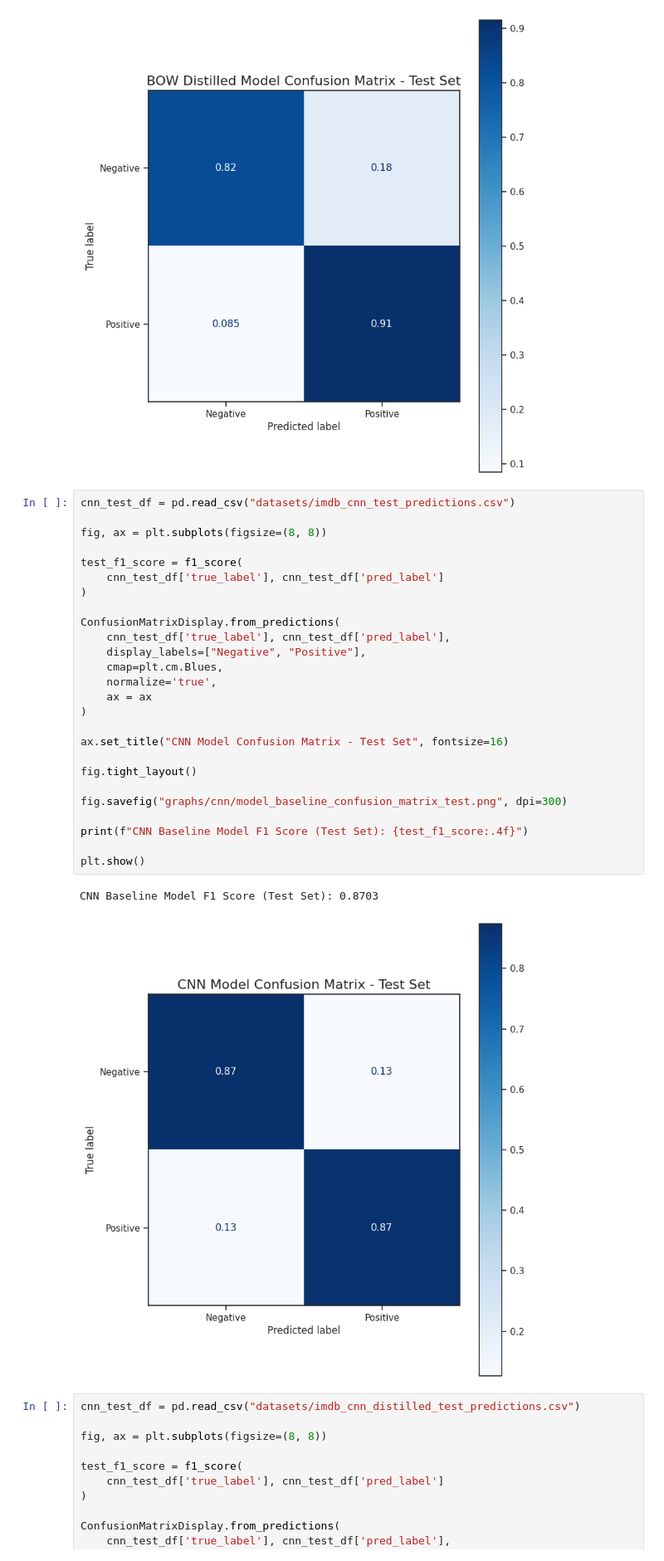
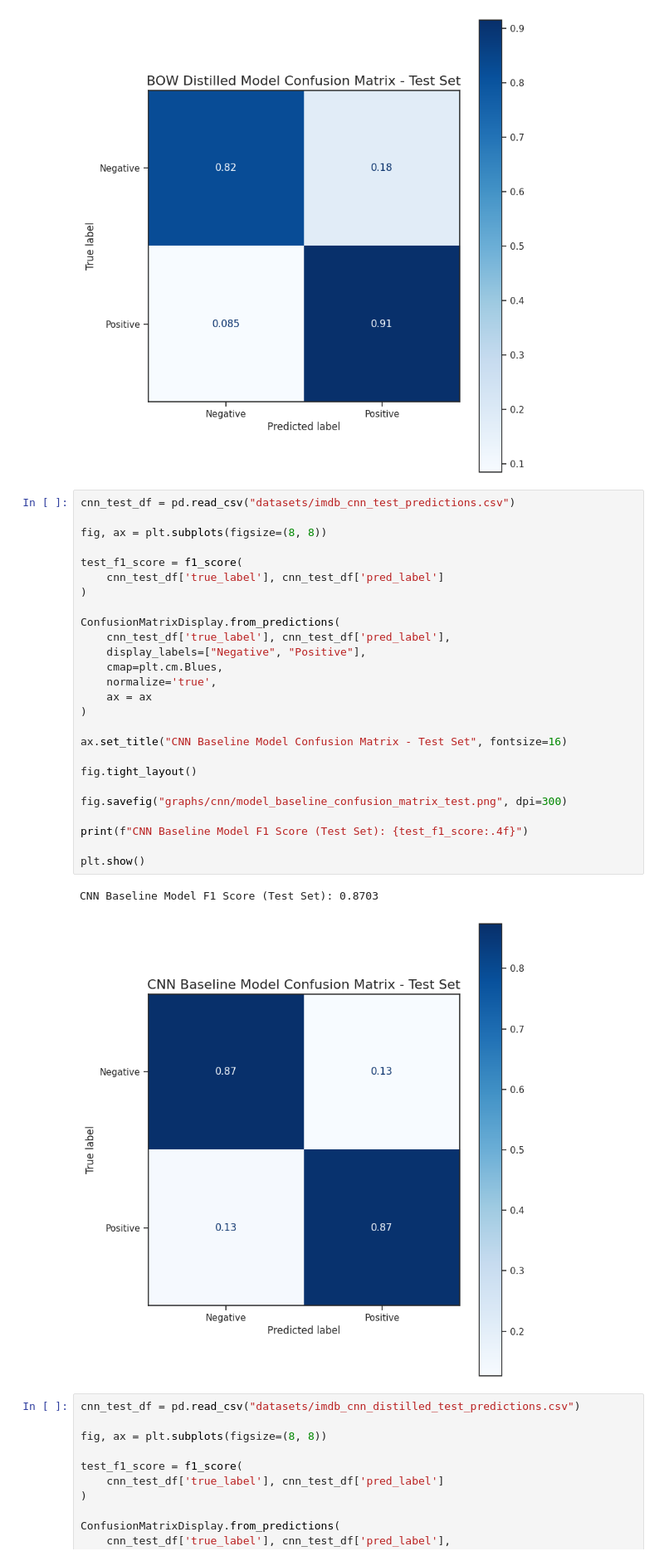
Before and after one commit to CharlesC03/NLP_Final_Project, a Jupyter notebook: analysis/teacher_analysis.ipynb, the cells around one changed output. Shown at 83% size. Saved outputs shown, nothing was run; the diff lists cells and outputs as text.

Commit message:
Updated the CNN confusion matrix title

```diff
--- a/analysis/teacher_analysis.ipynb
+++ b/analysis/teacher_analysis.ipynb
@@ -293,32 +293,32 @@ BOW Distilled Model F1 Score (Test Set): 0.8755
 # %%
 cnn_test_df = pd.read_csv("datasets/imdb_cnn_test_predictions.csv")
 
 fig, ax = plt.subplots(figsize=(8, 8))
 
 test_f1_score = f1_score(
     cnn_test_df['true_label'], cnn_test_df['pred_label']
 )
 
 ConfusionMatrixDisplay.from_predictions(
     cnn_test_df['true_label'], cnn_test_df['pred_label'],
     display_labels=["Negative", "Positive"],
     cmap=plt.cm.Blues,
     normalize='true',
     ax = ax
 )
 
-ax.set_title("CNN Model Confusion Matrix - Test Set", fontsize=16)
+ax.set_title("CNN Baseline Model Confusion Matrix - Test Set", fontsize=16)
 
 fig.tight_layout()
 
 fig.savefig("graphs/cnn/model_baseline_confusion_matrix_test.png", dpi=300)
 
 print(f"CNN Baseline Model F1 Score (Test Set): {test_f1_score:.4f}")
 
 plt.show()
 # %% [output]
 CNN Baseline Model F1 Score (Test Set): 0.8703
-[figure, old version]
+[figure, new version]
 # %%
 cnn_test_df = pd.read_csv("datasets/imdb_cnn_distilled_test_predictions.csv")
 
```
Also changed, not shown: parts of 3 cells of this notebook, 1 other file.
